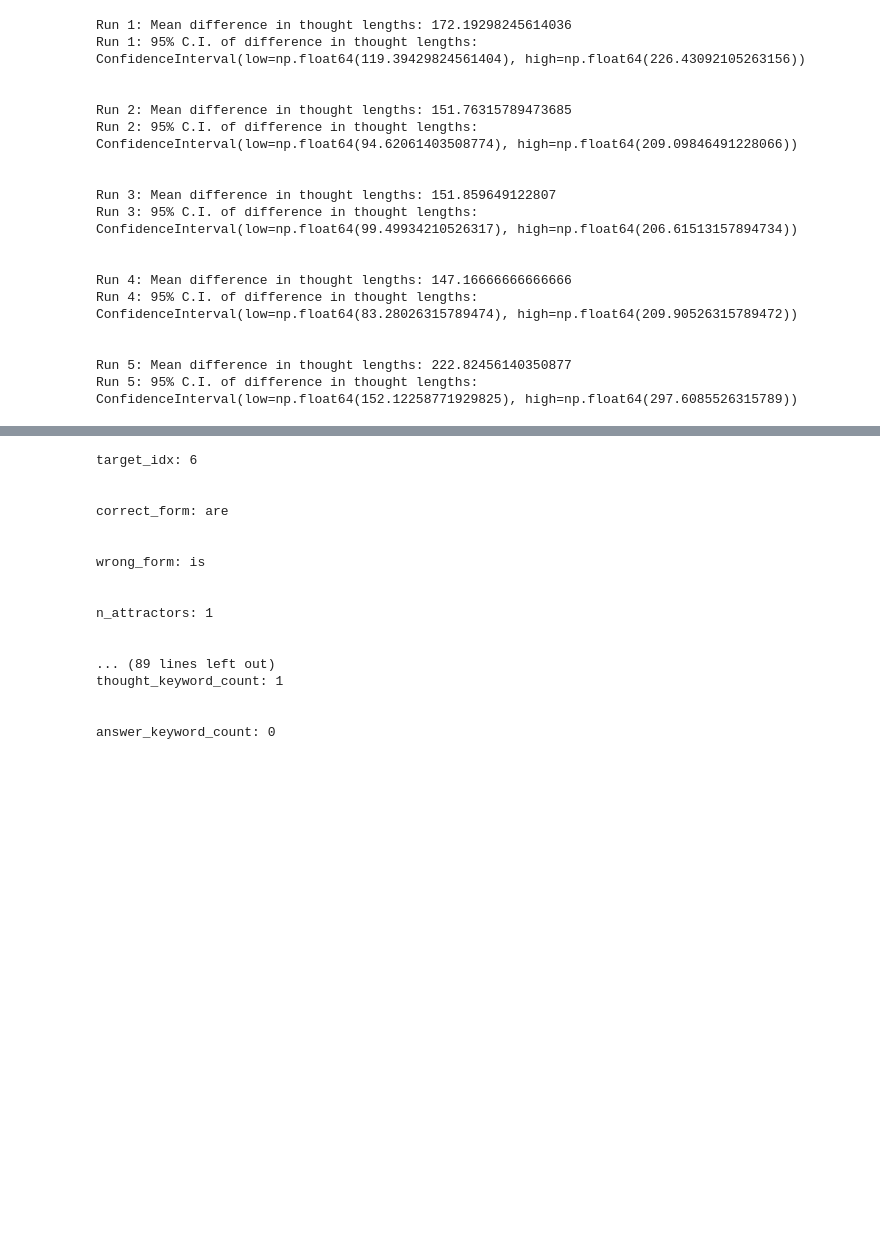
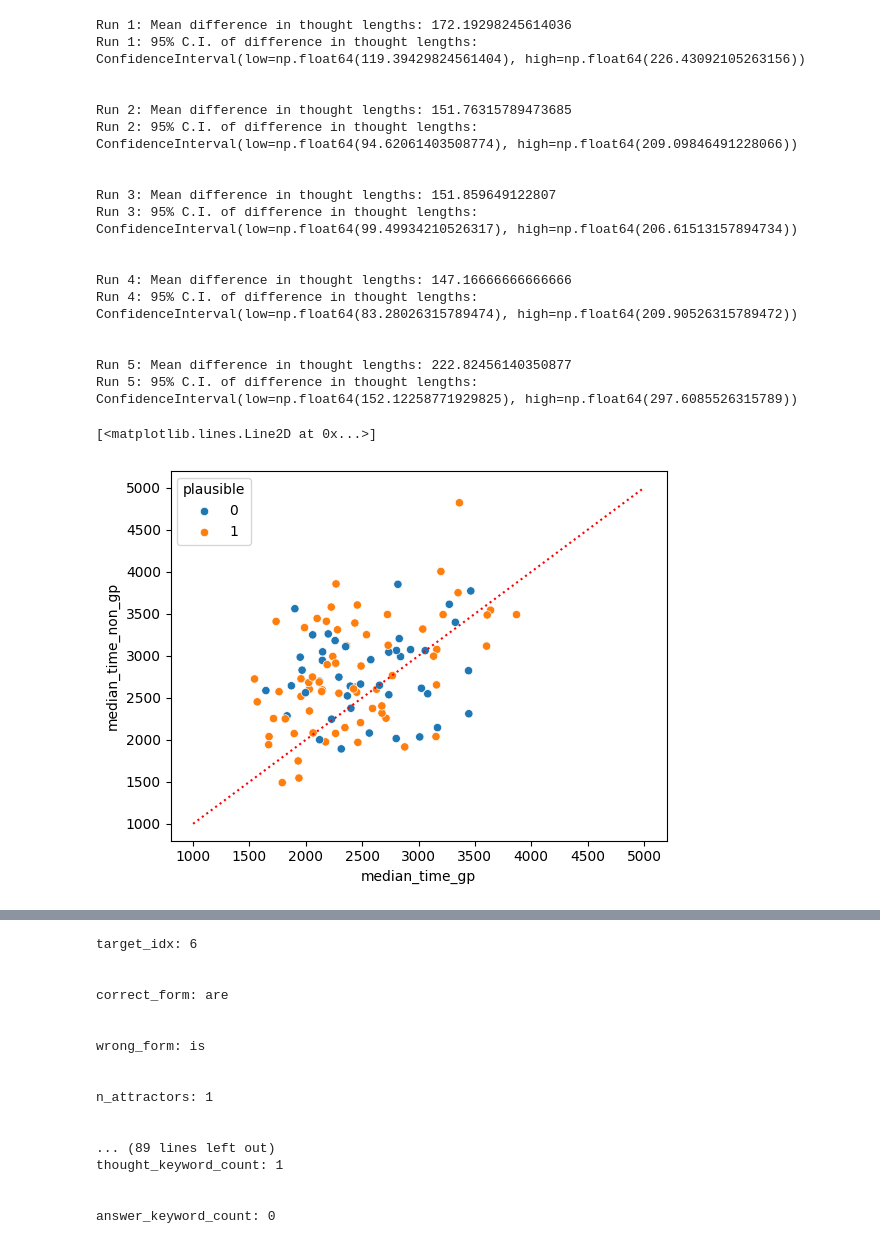
Before and after one commit to grvkamath/r1_hackathon, a Jupyter notebook: analysis.ipynb, the cells around one changed output, grey strips where cells are left out. Drawn from its saved outputs; the diff is of its cells as text; code cells hidden in the pictures; blank space fills up the shorter version.

```diff
--- a/analysis.ipynb
+++ b/analysis.ipynb
@@ -315,3 +353,51 @@ Run 4: 95% C.I. of difference in thought lengths: ConfidenceInterval(low=np.floa
 
 Run 5: Mean difference in thought lengths: 222.82456140350877
 Run 5: 95% C.I. of difference in thought lengths: ConfidenceInterval(low=np.float64(152.12258771929825), high=np.float64(297.6085526315789))
+# %%
+# Correlations with human response time:
+
+# Load the human response time data:
+human_data = pd.read_csv("./Amouyal2025_sampled_human_results.csv")
+human_data = human_data.rename(columns={"id": "workerid"}).drop(columns=['Unnamed: 0'])
+human_data = human_data.sort_values(by=['set_id', 'sent_type', 'quest_type'])
+human_data = human_data[human_data['quest_type'] == 'GP_question'].drop(columns=['quest_type'])
+human_data['garden_path'] = human_data['sent_type'].apply(lambda x: 'non_gp' if 'nonGP' in x else 'gp')
+
+# Add ids from the gp_data to the human_data: sentences are the same, so we can use them to match:
+# gp_data_agg
+
+aggregation_function = 'median'
+
+# Group by set_id, sent_type, quest_type, and then show the first sentence and question within each group:
+human_data_grouped = human_data.groupby(['set_id', 'sent_type']).agg({'sentence': 'first', 'question': 'first', 'time': aggregation_function, 'corr':'mean', 'garden_path': 'first'})
+set_ids = np.unique([idx[0] for idx in human_data_grouped.index])
+
+dictlist = []
+for set_id in set_ids:
+    set_indexed = human_data_grouped.loc[set_id]
+    if not 'GP_reflexive' in set_indexed.index:
+        gp_implausible = set_indexed.loc['GP_improb']
+        gp_plausible = set_indexed.loc['GP_prob']
+        non_gp_implausible = set_indexed.loc['nonGP_improb']
+        non_gp_plausible = set_indexed.loc['nonGP_prob']
+        plausible_dict = {"sentence_gp": gp_plausible['sentence'], "sentence_non_gp": non_gp_plausible['sentence'], "question": gp_plausible['question'], f"{aggregation_function}_time_gp": gp_plausible['time'], f"{aggregation_function}_time_non_gp": non_gp_plausible['time'], "mean_acc_gp": gp_plausible['corr'], "mean_acc_non_gp": non_gp_plausible['corr'], "plausible": 1}
+        implausible_dict = {"sentence_gp": gp_implausible['sentence'], "sentence_non_gp": non_gp_implausible['sentence'], "question": gp_implausible['question'], f"{aggregation_function}_time_gp": gp_implausible['time'], f"{aggregation_function}_time_non_gp": non_gp_implausible['time'], "mean_acc_gp": gp_implausible['corr'], "mean_acc_non_gp": non_gp_implausible['corr'], "plausible": 0}
+        dictlist.append(plausible_dict)
+        dictlist.append(implausible_dict)
+    else:
+        gp_reflexive = set_indexed.loc['GP_reflexive']
+        non_gp_reflexive = set_indexed.loc['nonGP_reflexive']
+        reflexive_dict = {"sentence_gp": gp_reflexive['sentence'], "sentence_non_gp": non_gp_reflexive['sentence'], "question": gp_reflexive['question'], f"{aggregation_function}_time_gp": gp_reflexive['time'], f"{aggregation_function}_time_non_gp": non_gp_reflexive['time'], "mean_acc_gp": gp_reflexive['corr'], "mean_acc_non_gp": non_gp_reflexive['corr'], "plausible": 1}
+        dictlist.append(reflexive_dict)
+
+human_data_agg = pd.DataFrame(dictlist)
+
+human_model_merged = pd.merge(gp_data_agg.rename(columns={'gp_sentence_first': 'sentence_gp', 'non_gp_sentence_first': 'sentence_non_gp'}), human_data_agg, on=['sentence_gp', 'sentence_non_gp'])
+# %%
+gp_data_melted = pd.melt(human_model_merged, value_vars=[f'{aggregation_function}_time_gp', f'{aggregation_function}_time_non_gp'], var_name='Sentence Type', value_name=f'{aggregation_function}_time')
+sns.scatterplot(data=human_model_merged, x=f'{aggregation_function}_time_gp', y=f'{aggregation_function}_time_non_gp', hue='plausible')
+# Overlay dotted y=x line:
+plt.plot([1000, 5000], [1000, 5000], color='red', linestyle='dotted')
+# %% [output]
+[<matplotlib.lines.Line2D at 0x...>]
+[figure, added]
```
Also changed, not shown: parts of 25 cells of this notebook, 24 other files.
